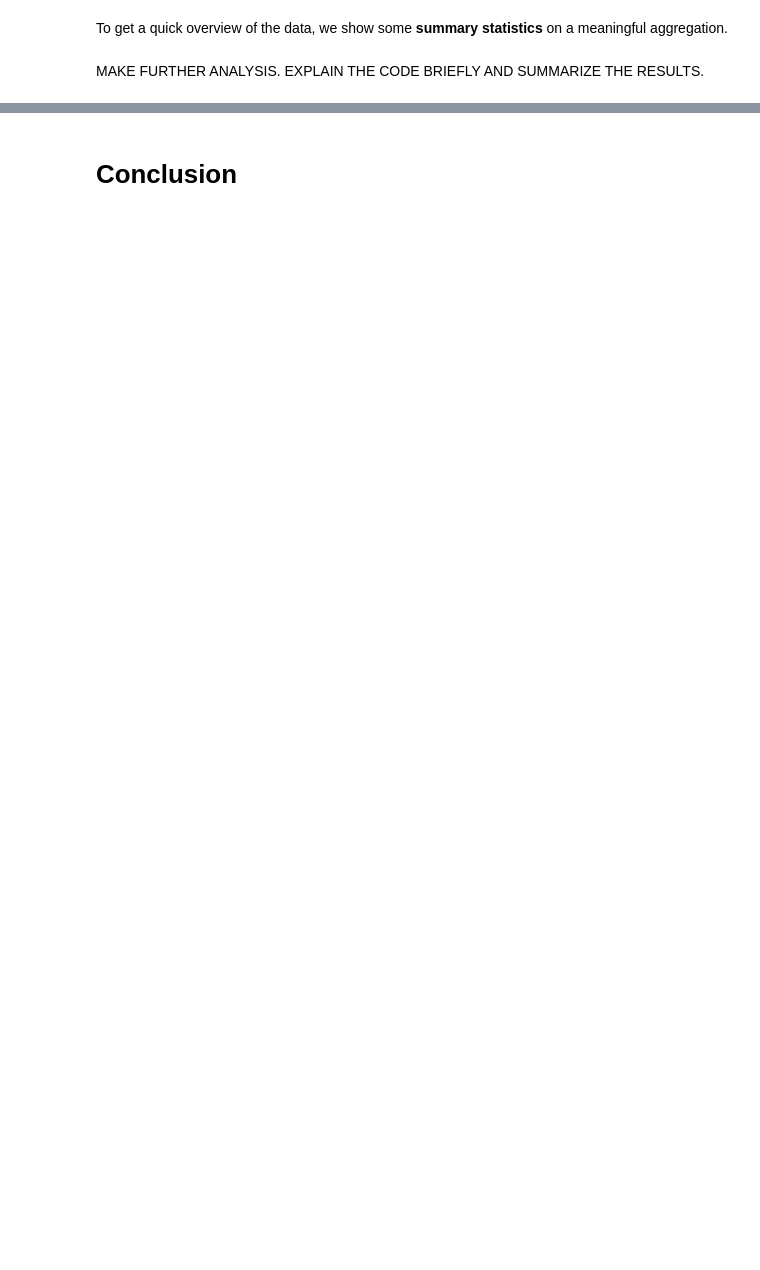
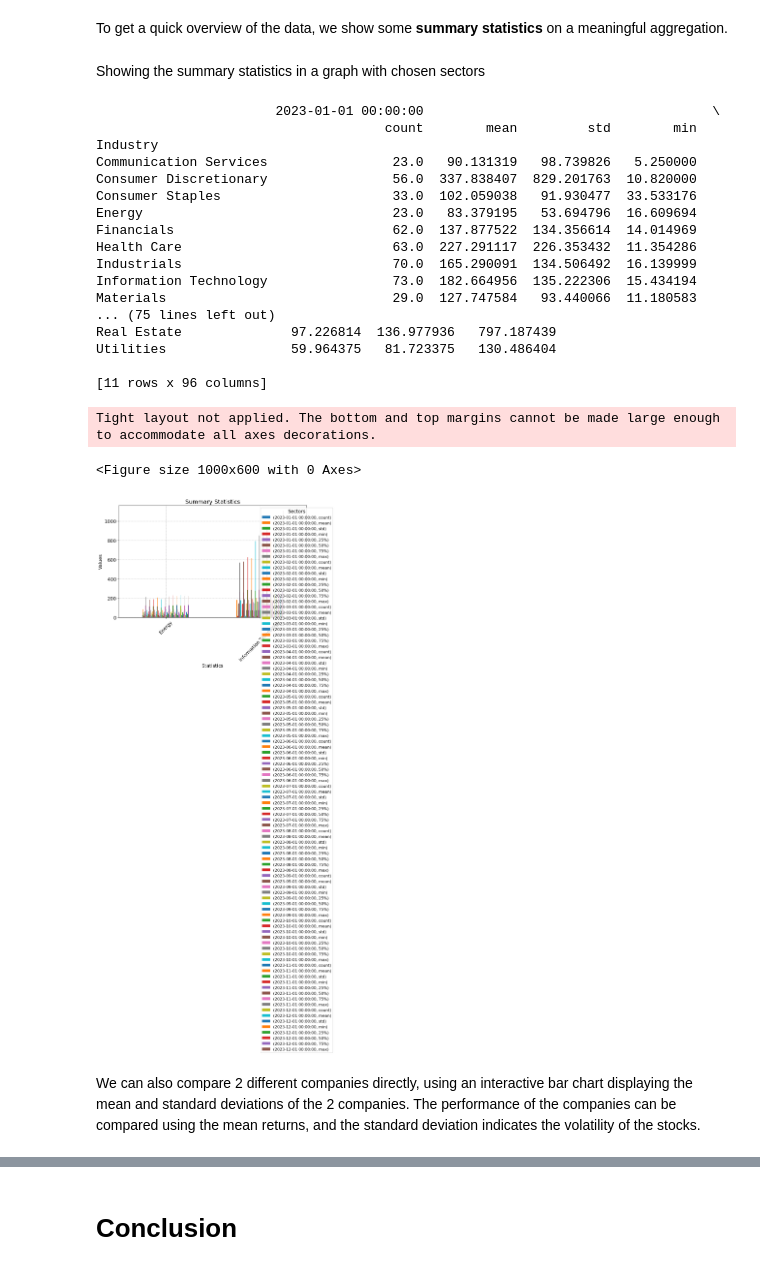
Before and after one commit to NumEconCopenhagen/projects-2024-hwee-oscar-thomas, a Jupyter notebook: dataproject/dataproject.ipynb, the cells around one changed output, grey strips where cells are left out. Saved outputs shown, nothing was run; the diff lists cells and outputs as text; code cells hidden in the pictures; blank space fills up the shorter version.

```diff
--- a/dataproject/dataproject.ipynb
+++ b/dataproject/dataproject.ipynb
@@ -38,6 +38,6 @@ I import a CSV file that contains S&P 500 companies and their industries.
 # %%
 # Read file, sort values in alphabetical order and reset index
-SP500 = (pd.read_csv('sp500-companies 2.csv', encoding='ISO-8859-1')
+SP500 = (pd.read_csv('sp500-companies.csv', encoding='ISO-8859-1')
          .sort_values(by=['Ticker'],ascending=True)
          .reset_index(drop=True))
 
@@ -152,0 +188,3 @@ Make sure that your resulting data sets have the correct number of rows and colu
+# %%
+merged_data = pd.merge(hist_prices_clean.transpose(), SP500, on='Ticker')
+merged_data.head()
@@ -153,2 +198,8 @@ Make sure that your resulting data sets have the correct number of rows and colu
 # %% [markdown]
 # Analysis
+# %%
+grouped_returns = merged_data.groupby('Industry')
+# print(grouped_returns.head())
+# average_returns = grouped_returns['Return'].mean()
+
+print(grouped_returns.describe())
@@ -155,4 +224,44 @@ Make sure that your resulting data sets have the correct number of rows and colu
 # %% [markdown]
 To get a quick overview of the data, we show some **summary statistics** on a meaningful aggregation.
-# %% [markdown]
-MAKE FURTHER ANALYSIS. EXPLAIN THE CODE BRIEFLY AND SUMMARIZE THE RESULTS.
+# %% [markdown]
+Showing the summary statistics in a graph with chosen sectors
+# %%
+
+print(grouped_returns.describe())
+
+# Here we chose Energy and Information Technology
+summary_stats = grouped_returns.describe().iloc[[3, 7], :]
+
+
+plt.figure(figsize=(10, 6))
+summary_stats.plot(kind='bar', figsize=(10, 6))
+plt.title('Summary Statistics')
+plt.ylabel('Values')
+plt.xlabel('Statistics')
+plt.xticks(rotation=45)
+plt.legend(title='Sectors', fontsize='small', loc='upper right', bbox_to_anchor=(1.15, 1))
+plt.tight_layout()
+plt.show()
+# %% [output]
+                       2023-01-01 00:00:00                                     \
+                                     count        mean         std        min
+Industry
+Communication Services                23.0   90.131319   98.739826   5.250000
+Consumer Discretionary                56.0  337.838407  829.201763  10.820000
+Consumer Staples                      33.0  102.059038   91.930477  33.533176
+Energy                                23.0   83.379195   53.694796  16.609694
+Financials                            62.0  137.877522  134.356614  14.014969
+Health Care                           63.0  227.291117  226.353432  11.354286
+Industrials                           70.0  165.290091  134.506492  16.139999
+Information Technology                73.0  182.664956  135.222306  15.434194
+Materials                             29.0  127.747584   93.440066  11.180583
+... (75 lines left out)
+Real Estate              97.226814  136.977936   797.187439
+Utilities                59.964375   81.723375   130.486404
+
+[11 rows x 96 columns]
+Tight layout not applied. The bottom and top margins cannot be made large enough to accommodate all axes decorations.
+<Figure size 1000x600 with 0 Axes>
+[figure, added]
+# %% [markdown]
+We can also compare 2 different companies directly, using an interactive bar chart displaying the mean and standard deviations of the 2 companies. The performance of the companies can be compared using the mean returns, and the standard deviation indicates the volatility of the stocks.
```
Also changed, not shown: parts of 31 cells of this notebook, 5 other files.
